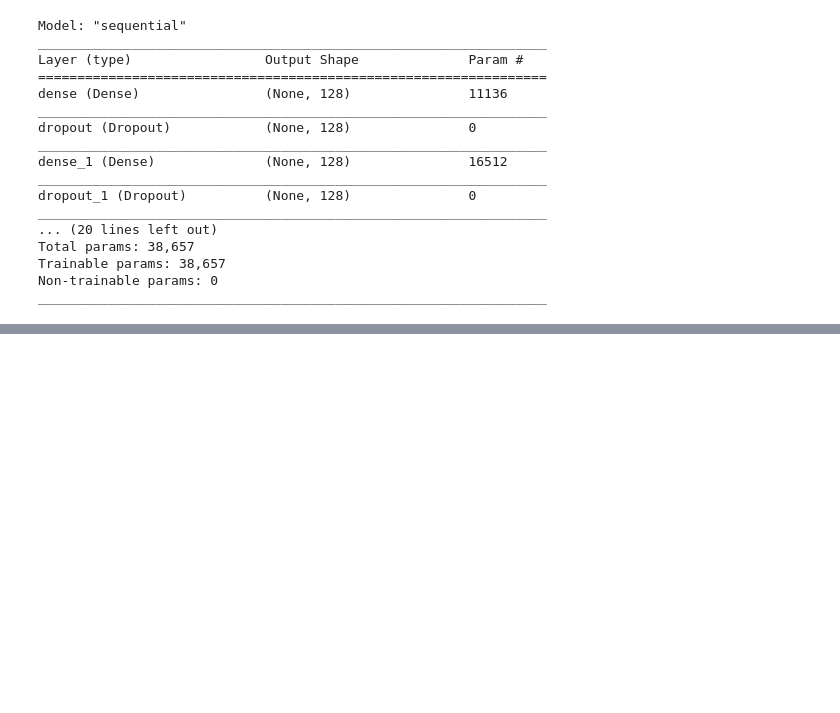
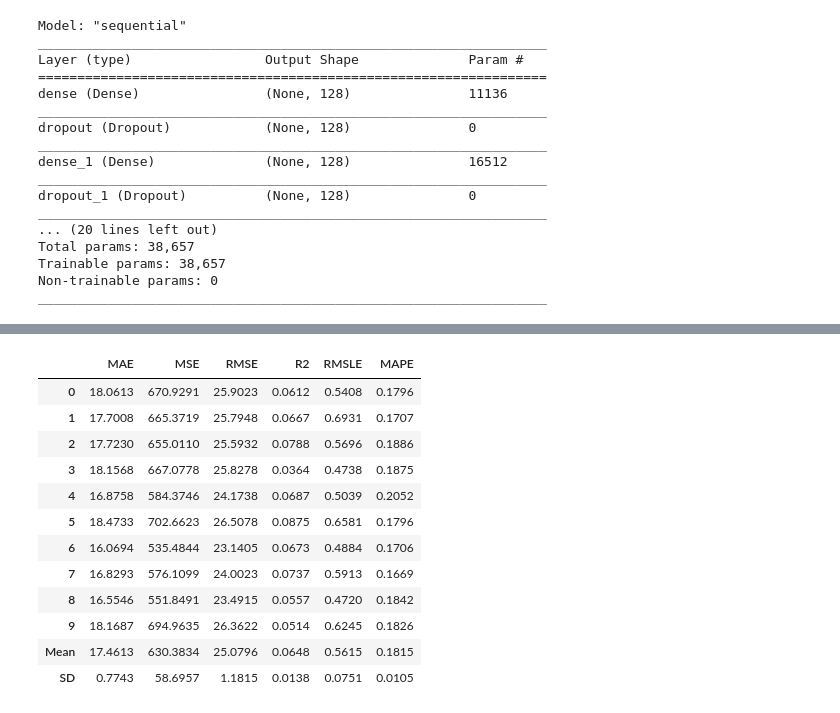
Before and after one commit to karthikchiru12/Predicting-Lap-Time, a Jupyter notebook: Predicting Lap Time.ipynb, the cells around one changed output, grey strips where cells are left out. Drawn from its saved outputs; the diff is of its cells as text; code cells hidden in the pictures; blank space fills up the shorter version.

```diff
--- a/Predicting Lap Time.ipynb
+++ b/Predicting Lap Time.ipynb
@@ -632,0 +715,16 @@ plt.show()
+# %%
+best_model = tune_model(best ,optimize = 'RMSLE',n_iter = 50)
+# %% [output]
+|  | MAE | MSE | RMSE | R2 | RMSLE | MAPE |
+| 0 | 18.0613 | 670.9291 | 25.9023 | 0.0612 | 0.5408 | 0.1796 |
+| 1 | 17.7008 | 665.3719 | 25.7948 | 0.0667 | 0.6931 | 0.1707 |
+| 2 | 17.7230 | 655.0110 | 25.5932 | 0.0788 | 0.5696 | 0.1886 |
+| 3 | 18.1568 | 667.0778 | 25.8278 | 0.0364 | 0.4738 | 0.1875 |
+| 4 | 16.8758 | 584.3746 | 24.1738 | 0.0687 | 0.5039 | 0.2052 |
+| 5 | 18.4733 | 702.6623 | 26.5078 | 0.0875 | 0.6581 | 0.1796 |
+| 6 | 16.0694 | 535.4844 | 23.1405 | 0.0673 | 0.4884 | 0.1706 |
+| 7 | 16.8293 | 576.1099 | 24.0023 | 0.0737 | 0.5913 | 0.1669 |
+| 8 | 16.5546 | 551.8491 | 23.4915 | 0.0557 | 0.4720 | 0.1842 |
+| 9 | 18.1687 | 694.9635 | 26.3622 | 0.0514 | 0.6245 | 0.1826 |
+| Mean | 17.4613 | 630.3834 | 25.0796 | 0.0648 | 0.5615 | 0.1815 |
+| SD | 0.7743 | 58.6957 | 1.1815 | 0.0138 | 0.0751 | 0.0105 |
```
Also changed, not shown: parts of 33 cells of this notebook, 5 other files.
